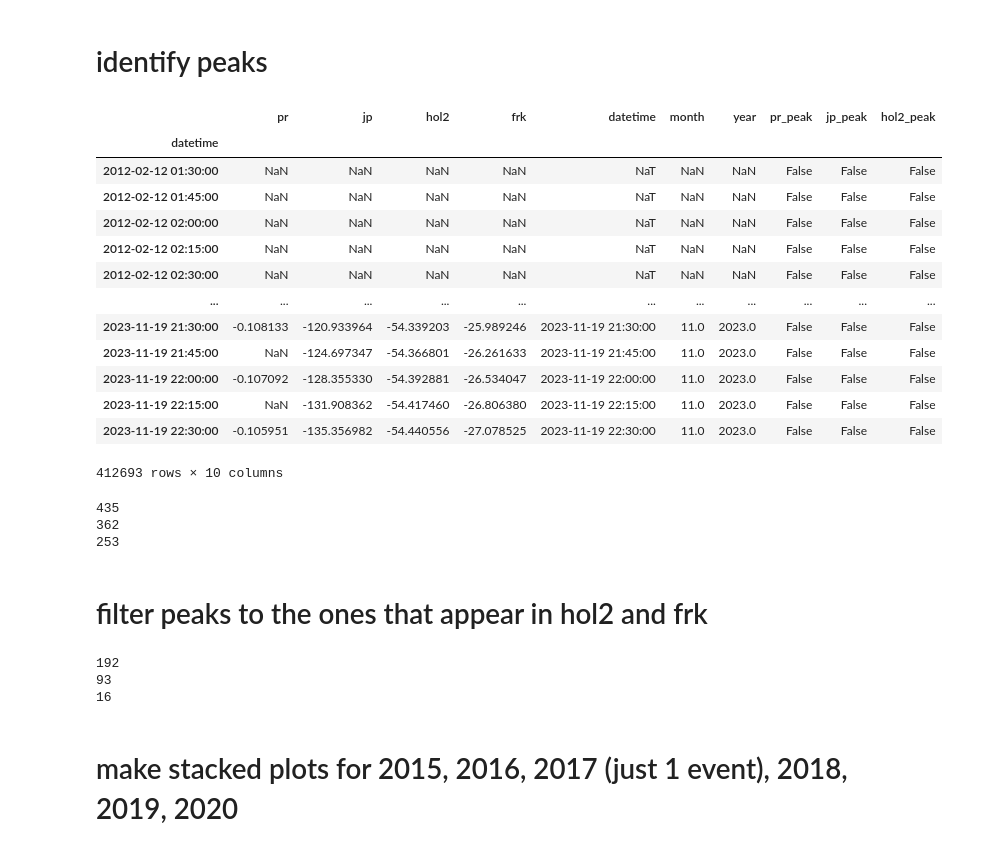
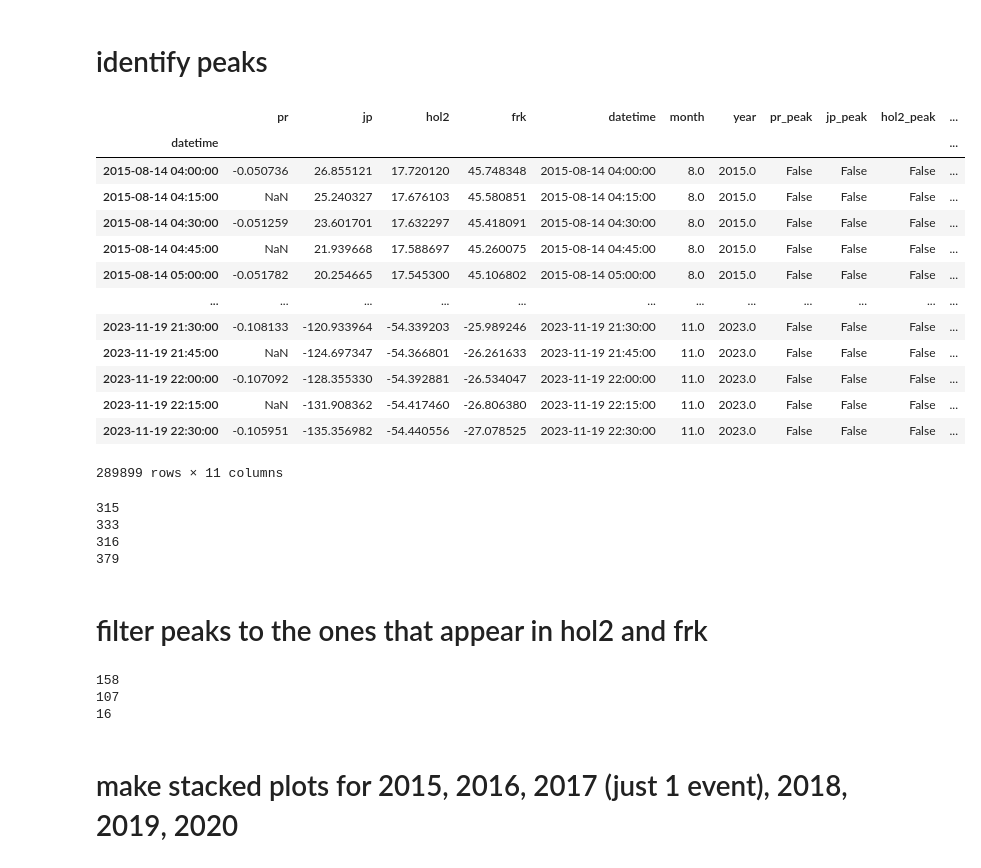
Before and after one commit to jennaisrael/Savio_scratch_back_up, a Jupyter notebook: climate_data_processing/identify_stp/peaks_at_frk_hol2_exports.ipynb, the cells around one changed output. Saved outputs shown, nothing was run; the diff lists cells and outputs as text; code cells hidden in the pictures.

```diff
--- a/climate_data_processing/identify_stp/peaks_at_frk_hol2_exports.ipynb
+++ b/climate_data_processing/identify_stp/peaks_at_frk_hol2_exports.ipynb
@@ -137,7 +137,8 @@ frk.set_index("datetime",inplace=True)
 
 #put all the variables in one array, need to cut it off before the last array begins (pr 2012-02-12) and before the first array ends (pr 2023-11-19)
 df_raw=pd.concat([pr_filt.rename(columns={"Residual": "pr"}),jp.rename(columns={"S_residual[microS/cm]": "jp"}),hol2.rename(columns={"S_residual[microS/cm]": "hol2"}),frk.rename(columns={"S_residual[microS/cm]": "frk"})],axis=1)
-df=df_raw.loc[pr_filt.first_valid_index():pr_filt.last_valid_index()]#.interpolate()
+#df=df_raw.loc[pr_filt.first_valid_index():pr_filt.last_valid_index()]#.interpolate()
+df=df_raw.loc[frk.first_valid_index():pr_filt.last_valid_index()]#.interpolate()
 df['datetime']=df.index.values
 df['month']=df.index.month.values
 df['year']=df.index.year.values
@@ -202,46 +203,47 @@ minw=2
 # %%
 #first find the datetimes with peaks at all locations, store them in logical columns e.g. pr_peak
 #seems to be using the whole summer as a peak sometimes, set max width of 2 months
 
 peakspr, propertiespr = find_peaks(df_f_wo21.pr.dropna().values, height=0,width=(2,maxw))#,width=(0,maxw)) #this just gives the x locations of the peaks, need to convert to logical
 pr_indices = df_f_wo21.pr.dropna().index
-peaksjp, propertiesjp = find_peaks(df_f_wo21.jp.dropna().values, prominence=10,width=(0,maxw))
+peaksjp, propertiesjp = find_peaks(df_f_wo21.jp.dropna().values,width=(0,maxw))
 jp_indices = df_f_wo21.jp.dropna().index
-peakshol2, propertieshol2 = find_peaks(df_f_wo21.hol2.dropna().values, prominence=5,width=(0,maxw))
+peakshol2, propertieshol2 = find_peaks(df_f_wo21.hol2.dropna().values,width=(0,maxw))
 hol2_indices = df_f_wo21.hol2.dropna().index
-# peaksfrk, propertiesfrk = find_peaks(df_f_wo21.frk.dropna().values, prominence=5,width=(0,maxw))
-# frk_indices = df_f_wo21.frk.dropna().index
+peaksfrk, propertiesfrk = find_peaks(df_f_wo21.frk.dropna().values,width=(0,maxw))
+frk_indices = df_f_wo21.frk.dropna().index
 #peakshol210, _ = find_peaks(df_f_wo21.hol2.values, prominence=10)
 idx=np.arange(0,len(df_f_wo21.pr.values))#has the same shape as the first argument
 df_f_wo21['pr_peak']=np.isin(df_f_wo21.index,pr_indices[peakspr]) #for this one need to map from the nan dropped list to full list
 df_f_wo21['jp_peak']=np.isin(df_f_wo21.index,jp_indices[peaksjp])
 df_f_wo21['hol2_peak']=np.isin(df_f_wo21.index,hol2_indices[peakshol2])
-#df_f_wo21['frk_peak']=np.isin(df_f_wo21.index,frk_indices[peaksfrk])
+df_f_wo21['frk_peak']=np.isin(df_f_wo21.index,frk_indices[peaksfrk])
 df_f_wo21
 # %% [output]
-|  | pr | jp | hol2 | frk | datetime | month | year | pr_peak | jp_peak | hol2_peak |
-| datetime |  |  |  |  |  |  |  |  |  |  |
-| 2012-02-12 01:30:00 | NaN | NaN | NaN | NaN | NaT | NaN | NaN | False | False | False |
-| 2012-02-12 01:45:00 | NaN | NaN | NaN | NaN | NaT | NaN | NaN | False | False | False |
-| 2012-02-12 02:00:00 | NaN | NaN | NaN | NaN | NaT | NaN | NaN | False | False | False |
-| 2012-02-12 02:15:00 | NaN | NaN | NaN | NaN | NaT | NaN | NaN | False | False | False |
-| 2012-02-12 02:30:00 | NaN | NaN | NaN | NaN | NaT | NaN | NaN | False | False | False |
-| ... | ... | ... | ... | ... | ... | ... | ... | ... | ... | ... |
-| 2023-11-19 21:30:00 | -0.108133 | -120.933964 | -54.339203 | -25.989246 | 2023-11-19 21:30:00 | 11.0 | 2023.0 | False | False | False |
-| 2023-11-19 21:45:00 | NaN | -124.697347 | -54.366801 | -26.261633 | 2023-11-19 21:45:00 | 11.0 | 2023.0 | False | False | False |
-| 2023-11-19 22:00:00 | -0.107092 | -128.355330 | -54.392881 | -26.534047 | 2023-11-19 22:00:00 | 11.0 | 2023.0 | False | False | False |
-| 2023-11-19 22:15:00 | NaN | -131.908362 | -54.417460 | -26.806380 | 2023-11-19 22:15:00 | 11.0 | 2023.0 | False | False | False |
-| 2023-11-19 22:30:00 | -0.105951 | -135.356982 | -54.440556 | -27.078525 | 2023-11-19 22:30:00 | 11.0 | 2023.0 | False | False | False |
+|  | pr | jp | hol2 | frk | datetime | month | year | pr_peak | jp_peak | hol2_peak | ... |
+| datetime |  |  |  |  |  |  |  |  |  |  | ... |
+| 2015-08-14 04:00:00 | -0.050736 | 26.855121 | 17.720120 | 45.748348 | 2015-08-14 04:00:00 | 8.0 | 2015.0 | False | False | False | ... |
+| 2015-08-14 04:15:00 | NaN | 25.240327 | 17.676103 | 45.580851 | 2015-08-14 04:15:00 | 8.0 | 2015.0 | False | False | False | ... |
+| 2015-08-14 04:30:00 | -0.051259 | 23.601701 | 17.632297 | 45.418091 | 2015-08-14 04:30:00 | 8.0 | 2015.0 | False | False | False | ... |
+| 2015-08-14 04:45:00 | NaN | 21.939668 | 17.588697 | 45.260075 | 2015-08-14 04:45:00 | 8.0 | 2015.0 | False | False | False | ... |
+| 2015-08-14 05:00:00 | -0.051782 | 20.254665 | 17.545300 | 45.106802 | 2015-08-14 05:00:00 | 8.0 | 2015.0 | False | False | False | ... |
+| ... | ... | ... | ... | ... | ... | ... | ... | ... | ... | ... | ... |
+| 2023-11-19 21:30:00 | -0.108133 | -120.933964 | -54.339203 | -25.989246 | 2023-11-19 21:30:00 | 11.0 | 2023.0 | False | False | False | ... |
+| 2023-11-19 21:45:00 | NaN | -124.697347 | -54.366801 | -26.261633 | 2023-11-19 21:45:00 | 11.0 | 2023.0 | False | False | False | ... |
+| 2023-11-19 22:00:00 | -0.107092 | -128.355330 | -54.392881 | -26.534047 | 2023-11-19 22:00:00 | 11.0 | 2023.0 | False | False | False | ... |
+| 2023-11-19 22:15:00 | NaN | -131.908362 | -54.417460 | -26.806380 | 2023-11-19 22:15:00 | 11.0 | 2023.0 | False | False | False | ... |
+| 2023-11-19 22:30:00 | -0.105951 | -135.356982 | -54.440556 | -27.078525 | 2023-11-19 22:30:00 | 11.0 | 2023.0 | False | False | False | ... |
-412693 rows × 10 columns
+289899 rows × 11 columns
 # %%
 print(df_f_wo21['pr_peak'].sum())
 print(df_f_wo21['jp_peak'].sum())
-#print(df_f_wo21['frk_peak'].sum())
+print(df_f_wo21['frk_peak'].sum())
 print(df_f_wo21['hol2_peak'].sum())
 # %% [output]
-435
-362
-253
+315
+333
+316
+379
 # %% [markdown]
 # filter peaks to the ones that appear in hol2 and frk
 # %%
@@ -254,6 +256,7 @@ ov=np.ones_like(df_f_wo21['pr_peak'].values)
 # as a first pass, how many events are there where there is a true value in all columns in the 24 hours after the pr peak?
 peak_pr24h_1=np.datetime64()
 peak_jp24h_1=np.datetime64()
+peak_frk24h=np.datetime64()
 peak_hol224h=np.datetime64()
 
 # win=24 #number of samples in 24 hours
@@ -288,8 +291,8 @@ print(count_h)
 print(count_dup)
 #df_f_wo21['all_peak_24h']=np.isin(idx,peak_pr24h)
 # %% [output]
-192
-93
+158
+107
 16
 # %%
 # # as a first pass, how many events are there where there is a true value in all columns in the 24 hours after the pr peak?
```
Also changed, not shown: parts of 14 cells of this notebook, 43 other files.
